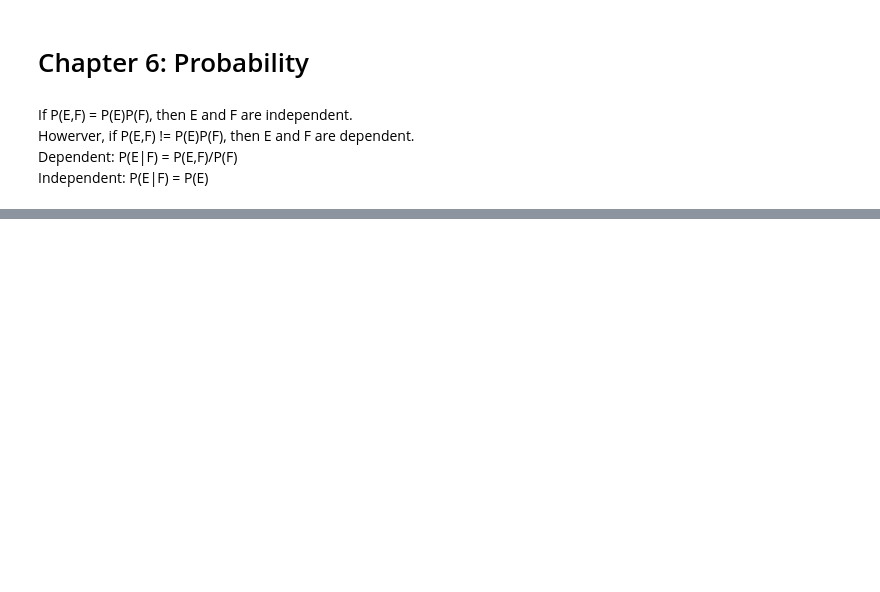
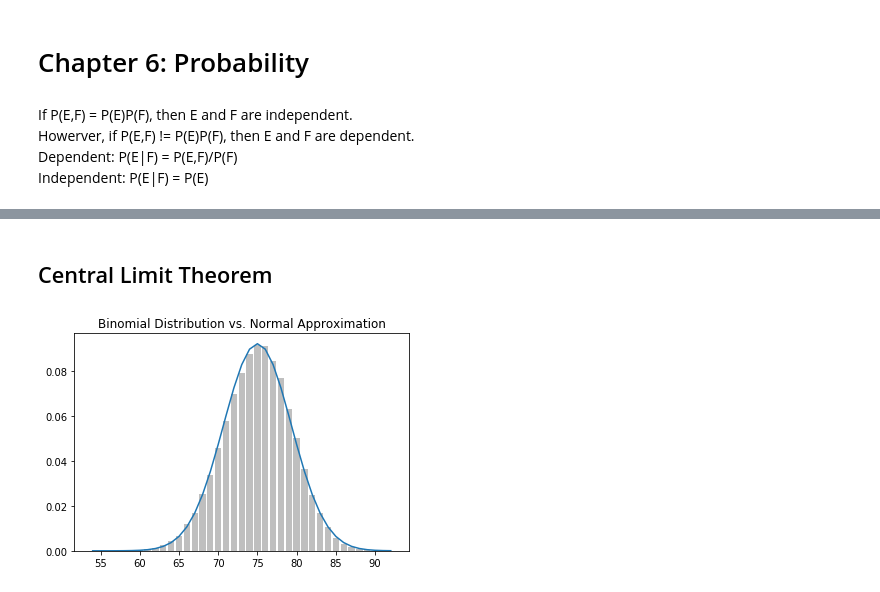
Before and after one commit to Mephastophilis/data-science-from-scratch-examples, a Jupyter notebook: Chapter-6-Probability.ipynb, the cells around one changed output, grey strips where cells are left out. Saved outputs shown, nothing was run; the diff lists cells and outputs as text; code cells hidden in the pictures; blank space fills up the shorter version.

```diff
--- a/Chapter-6-Probability.ipynb
+++ b/Chapter-6-Probability.ipynb
@@ -39,0 +155,32 @@ P(both | older): 0.5003234937323089
+# %% [markdown]
+## Central Limit Theorem
+# %%
+def bernoulli_trial(p):
+    return 1 if random.random() < p else 0
+# %%
+def binomial(n, p):
+    return sum(bernoulli_trial(p) for _ in range(n))
+# %%
+def make_hist(p, n, num_points):
+
+    data = [binomial(n, p) for _ in range(num_points)]
+
+    # use a bar chart to show the acutal binomial samples
+    histogram = Counter(data)
+    plt.bar([x for x in histogram.keys()],
+            [v / num_points for v in histogram.values()],
+            0.8, color='0.75')
+
+    mu = p * n
+    sigma = math.sqrt(n * p * (1-p))
+
+    # use a line chart to show the normal approximation
+    xs = range(min(data), max(data) + 1)
+    ys = [normal_pdf(i, mu, sigma) for i in xs]
+    plt.plot(xs, ys)
+    plt.title("Binomial Distribution vs. Normal Approximation")
+    plt.show
+# %%
+make_hist(0.75, 100, 100000)
+# %% [output]
+[figure, added]
```
Also changed, not shown: parts of 16 cells of this notebook.
